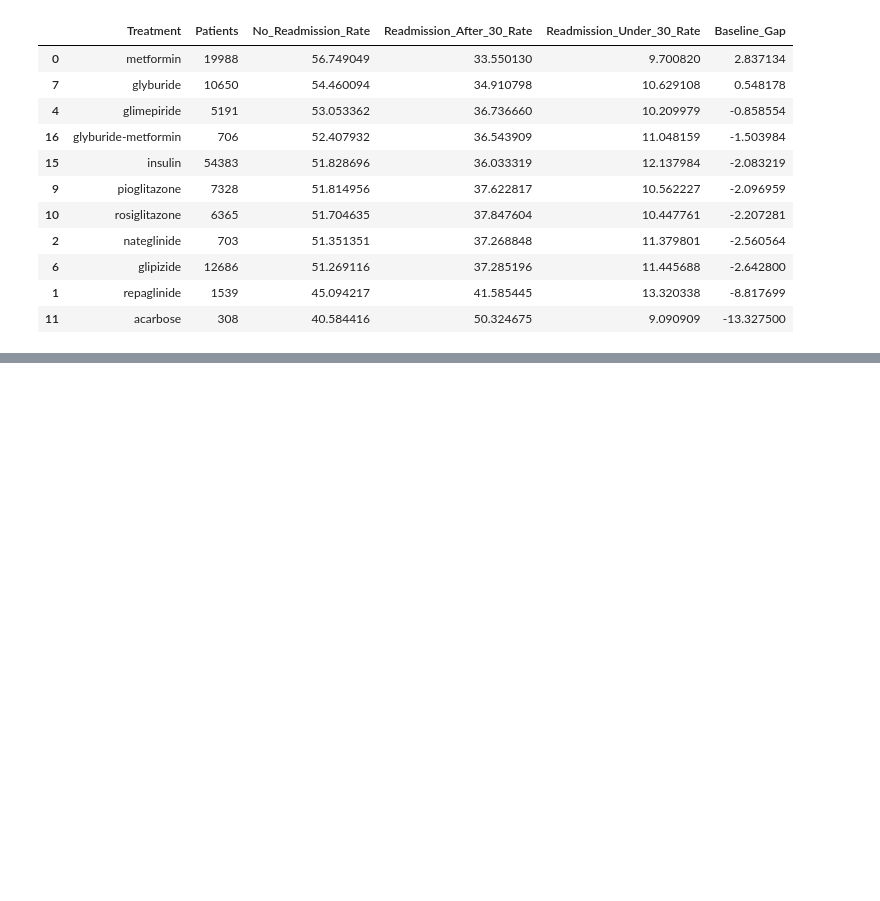
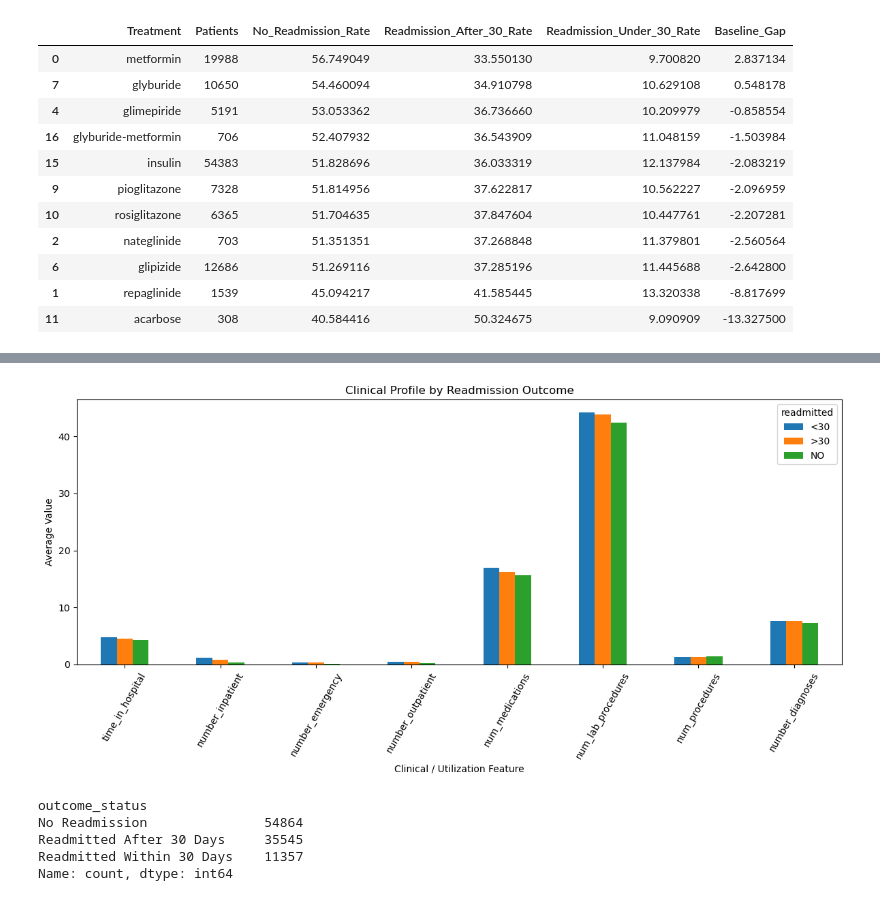
Before and after one commit to GKSJ-AI-CliniScan/HealthForecastAI, a Jupyter notebook: ml/notebooks/02-treatment-analysis.ipynb, the cells around one changed output, grey strips where cells are left out. Saved outputs shown, nothing was run; the diff lists cells and outputs as text; code cells hidden in the pictures; blank space fills up the shorter version.

Commit message:
Complete treatment and outcome analysis

```diff
--- a/ml/notebooks/02-treatment-analysis.ipynb
+++ b/ml/notebooks/02-treatment-analysis.ipynb
@@ -509,0 +533,13 @@ treatment_summary
+# %%
+recovery_features = [
+    "time_in_hospital",
+    "number_inpatient",
+    "number_emergency",
+    "number_outpatient",
+    "num_medications",
+    "num_lab_procedures",
+    "num_procedures",
+    "number_diagnoses",
+]
+
+df[recovery_features].describe().T
@@ -509,0 +556,8 @@ treatment_summary
+# %%
+recovery_by_outcome = (
+    df.groupby("readmitted")[recovery_features]
+    .mean()
+    .round(2)
+)
+
+recovery_by_outcome
@@ -509,0 +570,34 @@ treatment_summary
+# %%
+ax = recovery_by_outcome.T.plot(
+    kind="bar",
+    figsize=(12, 6)
+)
+
+ax.set_xlabel("Clinical / Utilization Feature")
+ax.set_ylabel("Average Value")
+ax.set_title("Clinical Profile by Readmission Outcome")
+plt.xticks(rotation=60)
+plt.tight_layout()
+plt.show()
+# %% [output]
+[figure, added]
+# %%
+def classify_outcome(readmitted):
+    if readmitted == "NO":
+        return "No Readmission"
+    elif readmitted == ">30":
+        return "Readmitted After 30 Days"
+    elif readmitted == "<30":
+        return "Readmitted Within 30 Days"
+    return "Unknown"
+
+
+df["outcome_status"] = df["readmitted"].apply(classify_outcome)
+
+df["outcome_status"].value_counts()
+# %% [output]
+outcome_status
+No Readmission               54864
+Readmitted After 30 Days     35545
+Readmitted Within 30 Days    11357
+Name: count, dtype: int64
```
Also changed, not shown: parts of 9 cells of this notebook.
